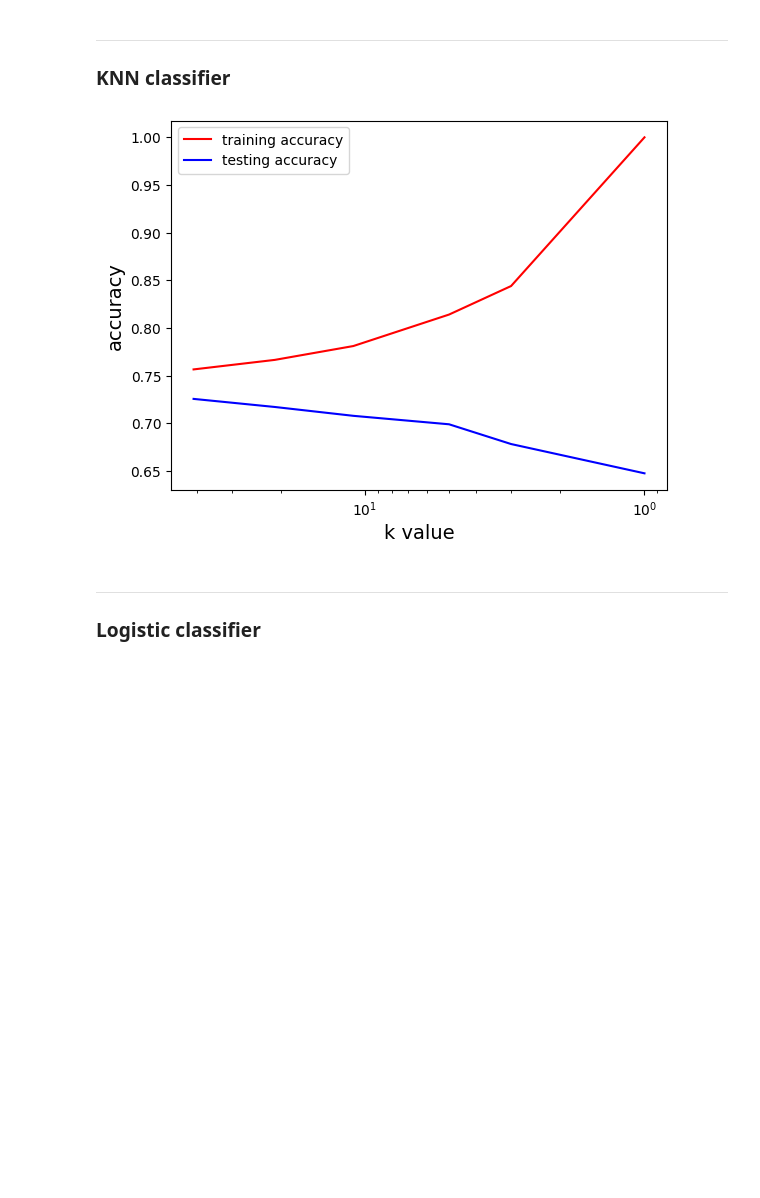
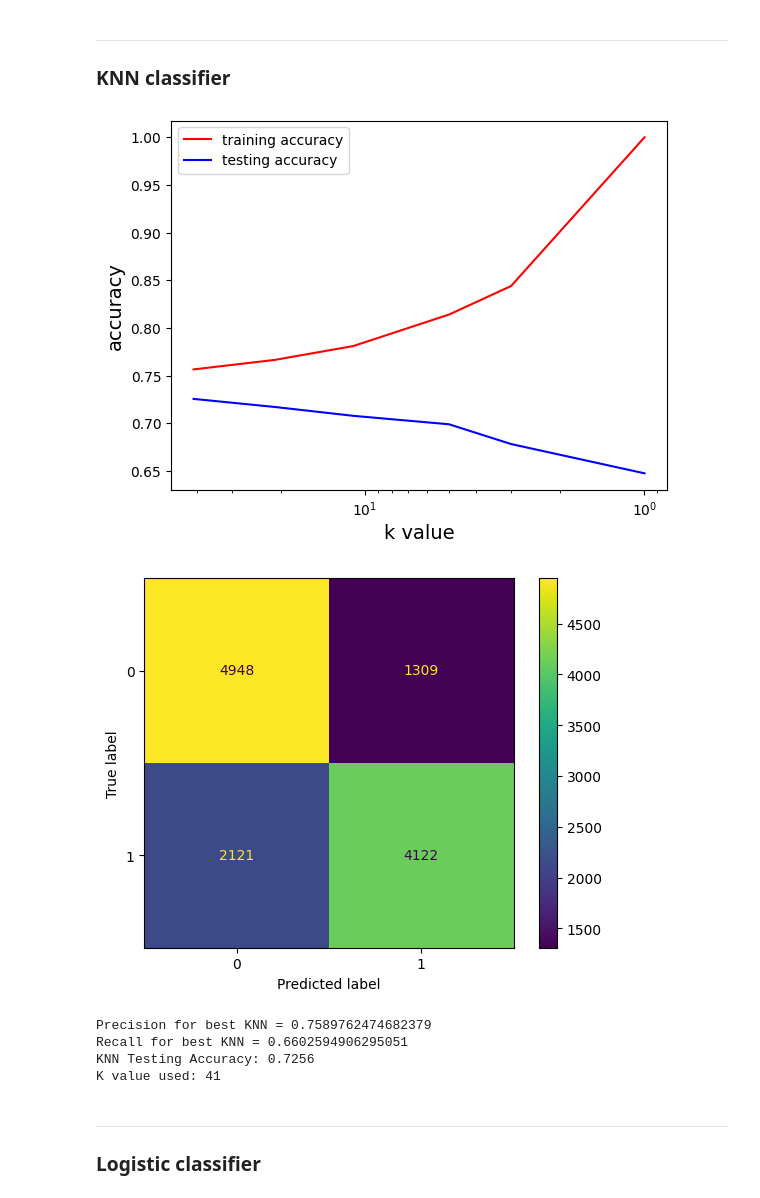
Before and after one commit to MiaNguyen912/cs178-IMDb-movie-reviews-classification--final-project-, a Jupyter notebook: IMDb_Movie_Reviews.ipynb, the cells around one changed output. Cells and saved outputs as stored; diff of their text form; code cells hidden in the pictures; blank space fills up the shorter version.

Commit message:
added confusion matrix, precision, and recall for knn/nb

```diff
--- a/IMDb_Movie_Reviews.ipynb
+++ b/IMDb_Movie_Reviews.ipynb
@@ -325,18 +326,34 @@ plt.show()
 ### KNN classifier
 # %%
 def knn_classifier():
-    training_accuracy = []
+    training_accuracy = [] # to make it easier to graph
     testing_accuracy = []
 
     # k_vals = [1, 5, 11, 21, 31, 41, 51, 61] (first trial)
     k_vals = [1, 3, 5, 11, 21, 41]
 
+    best_test_acc = 0 # to track for best value
+    best_k_val = 0
+    y_pred = None
+    precision = None
+    recall = None
+
     for value in k_vals:
         classifier = KNeighborsClassifier(n_neighbors = value)
         classifier.fit(X_train_vectorized, y_train)
 
-        training_accuracy.append(classifier.score(X_train_vectorized, y_train))
-        testing_accuracy.append(classifier.score(X_test_vectorized, y_test))
+        tr_acc = classifier.score(X_train_vectorized, y_train)
+        te_acc = classifier.score(X_test_vectorized, y_test)
+
+        training_accuracy.append(tr_acc)
+        testing_accuracy.append(te_acc)
+
+        if te_acc > best_test_acc:
+            best_k_val = value
+            best_test_acc = te_acc
+            y_pred = classifier.predict(X_test_vectorized)
+            precision = precision_score(y_test, y_pred)
+            recall = recall_score(y_test, y_pred)
 
     # create the train vs test accuracy plots
 
@@ -350,11 +367,31 @@ def knn_classifier():
 
     axes.legend()
 
-    return training_accuracy, testing_accuracy
+    # create a confusion matrix
+
+    cm = confusion_matrix(y_test, y_pred)
+    disp = ConfusionMatrixDisplay(confusion_matrix=cm)
+
+    disp.plot()
+    plt.show()
+
+    print(f"Precision for best KNN = {precision}")
+    print(f"Recall for best KNN = {recall}")
+
+
+
+    return best_k_val, best_test_acc
-# %%
-knn_train_acc, knn_test_acc = knn_classifier()
-# %% [output]
-[figure, removed]
+# %%
+selected_k, knn_test_acc = knn_classifier()
+print(f"KNN Testing Accuracy: {knn_test_acc}")
+print(f"K value used: {selected_k}")
+# %% [output]
+[figure, added]
+[figure, added]
+Precision for best KNN = 0.7589762474682379
+Recall for best KNN = 0.6602594906295051
+KNN Testing Accuracy: 0.7256
+K value used: 41
 # %% [markdown]
 ---
 ### Logistic classifier
```
Also changed, not shown: parts of 4 cells of this notebook.
